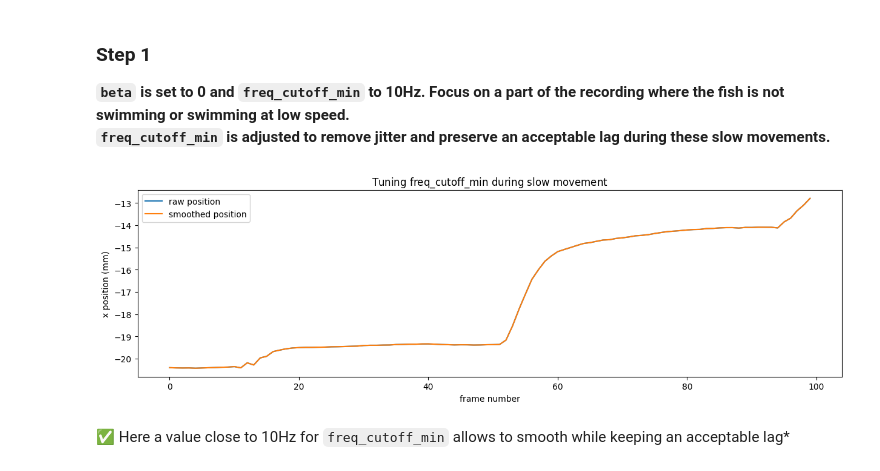
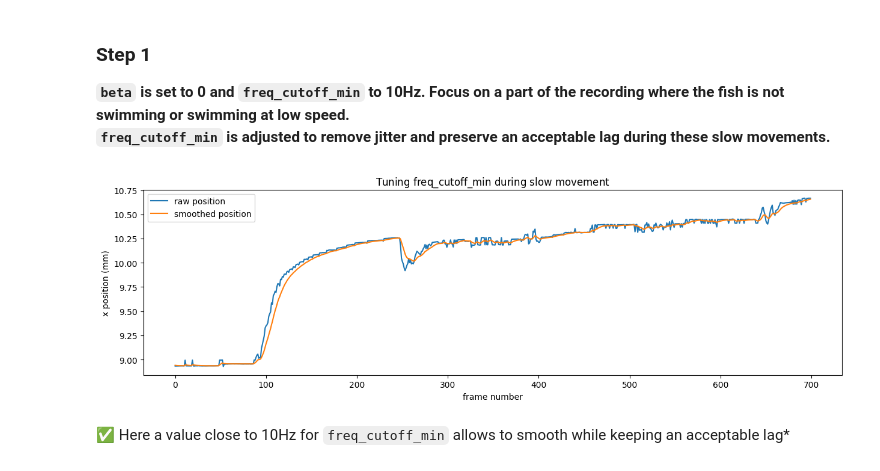
Before and after one commit to orger-lab/megabouts, a Jupyter notebook: docs/source/notebooks/tutorial_Traj_Preprocessing.ipynb, the cells around one changed output. Cells and saved outputs as stored; diff of their text form; code cells hidden in the pictures.

```diff
--- a/docs/source/notebooks/tutorial_Traj_Preprocessing.ipynb
+++ b/docs/source/notebooks/tutorial_Traj_Preprocessing.ipynb
@@ -118,21 +143,21 @@ plt.show()
 **`beta` is set to 0 and `freq_cutoff_min` to 10Hz. Focus on a part of the recording where the fish is not swimming or swimming at low speed.\
  `freq_cutoff_min` is adjusted to remove jitter and preserve an acceptable lag during these slow movements.**
 # %%
-IdSt = 100
-Duration = 100
+IdSt = 55000
+Duration = 2*tracking_cfg.fps
 
 x = traj.x
-x_smooth = TrajPreprocessing.one_euro_filter(x,freq_cutoff_min=10000,beta = 0, rate = tracking_cfg.fps)
+x_smooth = TrajPreprocessing.one_euro_filter(x,freq_cutoff_min=10,beta = 0, rate = tracking_cfg.fps)
 
 fig,ax = plt.subplots(1,1,figsize=(15,4),sharex=True)
 ax.set_title('Tuning '+ r'$\text{freq_cutoff_min}$'+ ' during slow movement')
 ax.plot(x[IdSt:IdSt+Duration],label='raw position')
 ax.plot(x_smooth[IdSt:IdSt+Duration],label='smoothed position')
 ax.set(xlabel='frame number',ylabel='x position (mm)')
 ax.legend()
 plt.show()
 # %% [output]
-[figure, old version]
+[figure, new version]
 # %% [markdown]
 &#x2705;	 Here a value close to 10Hz for `freq_cutoff_min` allows to smooth while keeping an acceptable lag*
 # %% [markdown]
```
Also changed, not shown: parts of 4 cells of this notebook, 12 other files.
